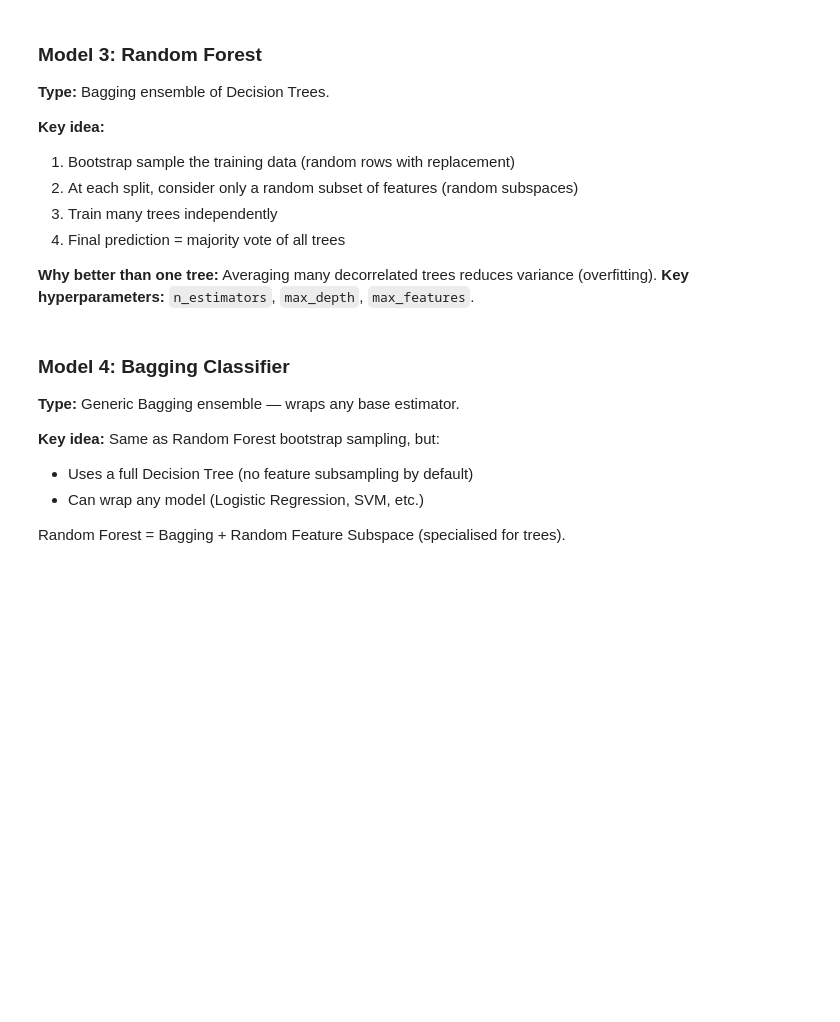
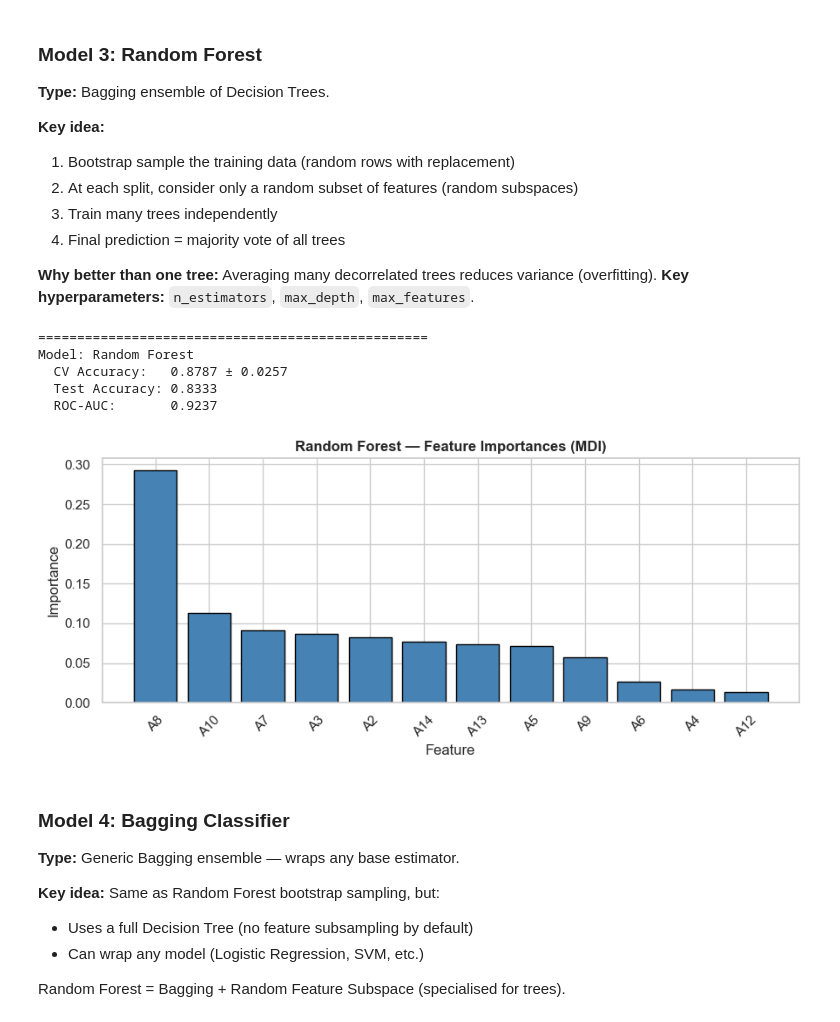
Before and after one commit to SubhabrataBarik/Machine-learning, a Jupyter notebook: kaggle/Credit_Card_Application/Credit_Card_Applications.ipynb, the cells around one changed output. Drawn from its saved outputs; the diff is of its cells as text; code cells hidden in the pictures; blank space fills up the shorter version.

```diff
--- a/kaggle/Credit_Card_Application/Credit_Card_Applications.ipynb
+++ b/kaggle/Credit_Card_Application/Credit_Card_Applications.ipynb
@@ -244,23 +522,0 @@ print(f"Class split in test:  {dict(pd.Series(y_test).value_counts())}")
-# %%
-# Method 1: Correlation filter (keep features with |correlation| > 0.1)
-corr_threshold = 0.10
-selected_by_corr = corr_with_target[abs(corr_with_target) > corr_threshold].index.tolist()
-
-print(f"Features selected by correlation (|r| > {corr_threshold}):")
-for f in selected_by_corr:
-    print(f"  {f}: r = {corr_with_target[f]:.3f}")
-# %%
-from sklearn.feature_selection import SelectKBest, f_classif
-
-# Method 2: SelectKBest — ANOVA F-test
-selector = SelectKBest(score_func=f_classif, k='all')
-selector.fit(X_train_scaled, y_train)
-
-feature_scores = pd.DataFrame({
-    'Feature': X.columns,
-    'F-Score': selector.scores_,
-    'p-value': selector.pvalues_
-}).sort_values('F-Score', ascending=False)
-
-print("Feature rankings (ANOVA F-test):")
-print(feature_scores.to_string(index=False))
@@ -377,19 +698,26 @@ evaluate_model('Decision Tree', dt, X_train_sel, y_train, X_test_sel, y_test)
 # %%
 from sklearn.ensemble import RandomForestClassifier
 
 rf = RandomForestClassifier(n_estimators=100, max_depth=None, random_state=42)
-evaluate_model('Random Forest', rf, X_train_sel, y_train, X_test_sel, y_test)
+evaluate_model('Random Forest', rf, X_train_scaled, y_train, X_test_scaled, y_test)
 
 # Feature importance from Random Forest
 importances = pd.Series(rf.feature_importances_, index=X.columns).sort_values(ascending=False)
 plt.figure(figsize=(9, 4))
 plt.bar(importances.index, importances.values, color='steelblue', edgecolor='black')
 plt.title('Random Forest — Feature Importances (MDI)', fontweight='bold')
 plt.xlabel('Feature')
 plt.ylabel('Importance')
 plt.xticks(rotation=45)
 plt.tight_layout()
 plt.show()
+# %% [output]
+==================================================
+Model: Random Forest
+  CV Accuracy:   0.8787 ± 0.0257
+  Test Accuracy: 0.8333
+  ROC-AUC:       0.9237
+[figure, added]
 # %% [markdown]
 ### Model 4: Bagging Classifier
 
```
Also changed, not shown: parts of 40 cells of this notebook.
